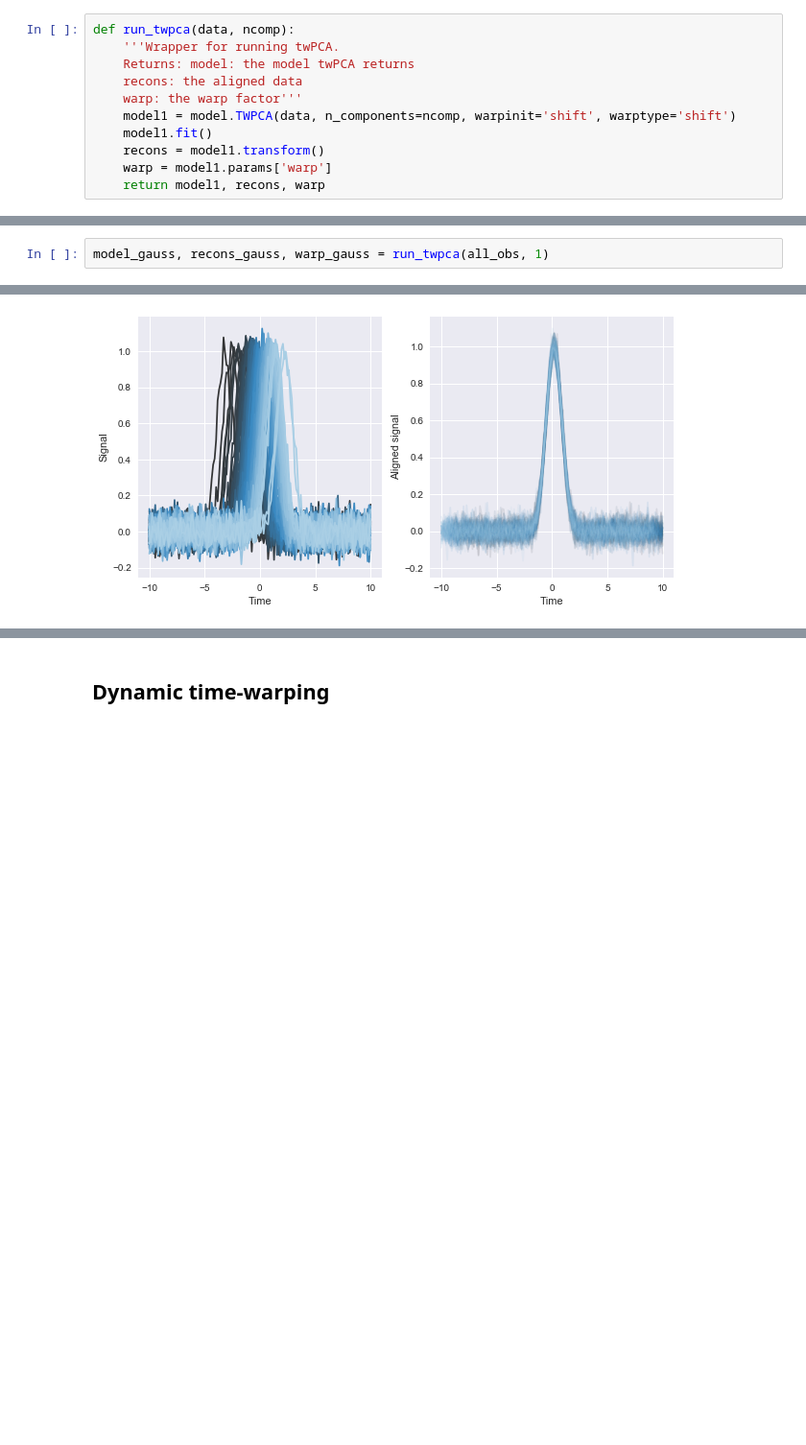
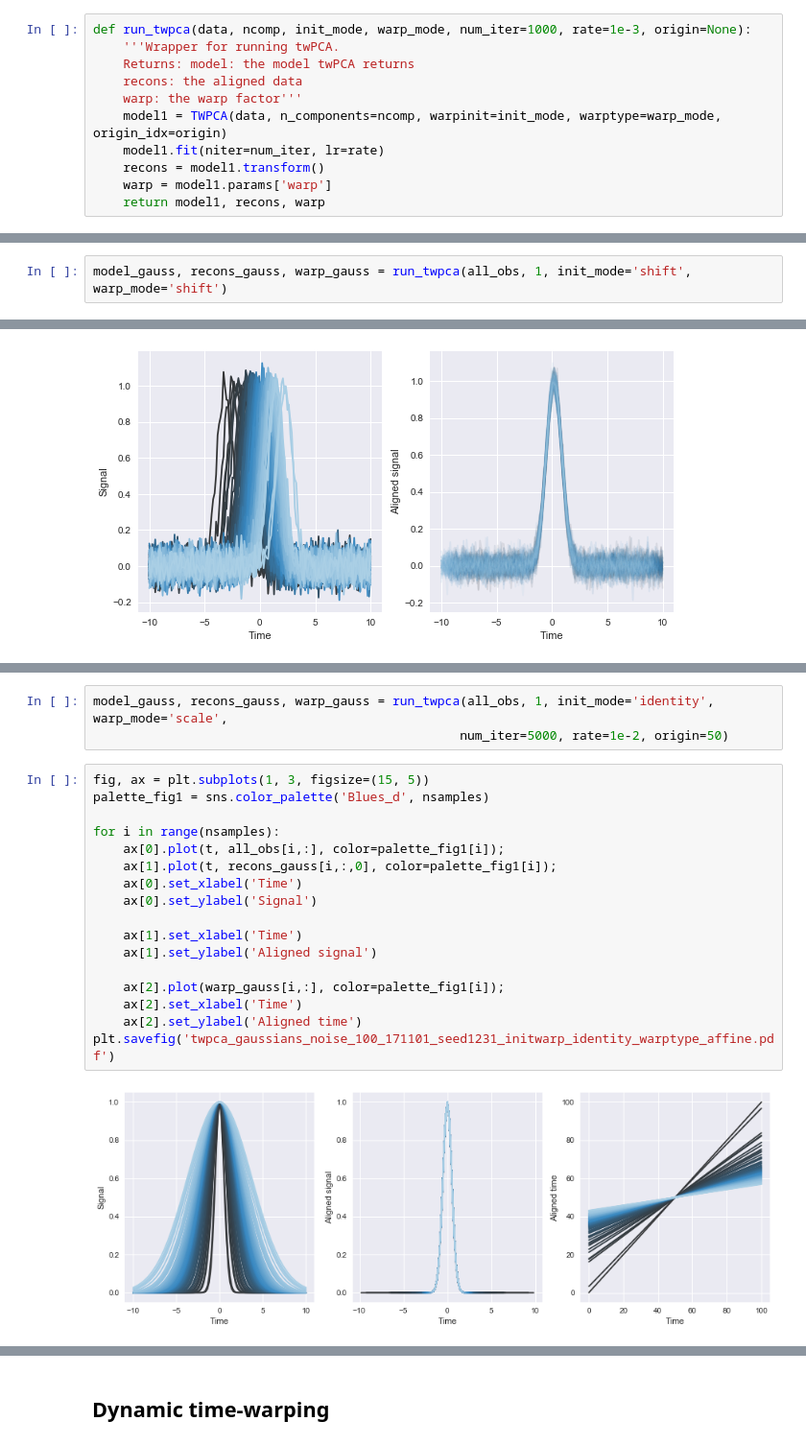
Before and after one commit to lmn93beo/twPCA-Neural-Analysis, a Jupyter notebook: twpca_neural_analysis.ipynb, the cells around one changed output, grey strips where cells are left out. Shown: that part at 96% size. Cells and saved outputs as stored; diff of their text form; blank space fills up the shorter version.

```diff
--- a/twpca_neural_analysis.ipynb
+++ b/twpca_neural_analysis.ipynb
@@ -31,13 +26,13 @@ def gauss_fun(t, t0, sigma):
 
 gauss_fun_vec = np.vectorize(gauss_fun)
 # %%
-def run_twpca(data, ncomp):
+def run_twpca(data, ncomp, init_mode, warp_mode, num_iter=1000, rate=1e-3, origin=None):
     '''Wrapper for running twPCA.
     Returns: model: the model twPCA returns
     recons: the aligned data
     warp: the warp factor'''
-    model1 = model.TWPCA(data, n_components=ncomp, warpinit='shift', warptype='shift')
-    model1.fit()
+    model1 = TWPCA(data, n_components=ncomp, warpinit=init_mode, warptype=warp_mode, origin_idx=origin)
+    model1.fit(niter=num_iter, lr=rate)
     recons = model1.transform()
     warp = model1.params['warp']
     return model1, recons, warp
@@ -55,7 +50,7 @@ all_obs = np.vstack(array)
 noise = np.random.normal(scale=0.05, size=all_obs.shape)
 all_obs += noise
 # %%
-model_gauss, recons_gauss, warp_gauss = run_twpca(all_obs, 1)
+model_gauss, recons_gauss, warp_gauss = run_twpca(all_obs, 1, init_mode='shift', warp_mode='shift')
 # %%
 fig, ax = plt.subplots(1, 2, figsize=(10, 5))
 palette_fig1 = sns.color_palette('Blues_d', nsamples)
@@ -82,0 +90,22 @@ plt.plot(data_gauss[2][:,:,0].T);
+# %%
+model_gauss, recons_gauss, warp_gauss = run_twpca(all_obs, 1, init_mode='identity', warp_mode='scale',
+                                                 num_iter=5000, rate=1e-2, origin=50)
+# %%
+fig, ax = plt.subplots(1, 3, figsize=(15, 5))
+palette_fig1 = sns.color_palette('Blues_d', nsamples)
+
+for i in range(nsamples):
+    ax[0].plot(t, all_obs[i,:], color=palette_fig1[i]);
+    ax[1].plot(t, recons_gauss[i,:,0], color=palette_fig1[i]);
+    ax[0].set_xlabel('Time')
+    ax[0].set_ylabel('Signal')
+
+    ax[1].set_xlabel('Time')
+    ax[1].set_ylabel('Aligned signal')
+
+    ax[2].plot(warp_gauss[i,:], color=palette_fig1[i]);
+    ax[2].set_xlabel('Time')
+    ax[2].set_ylabel('Aligned time')
+plt.savefig('twpca_gaussians_noise_100_171101_seed1231_initwarp_identity_warptype_affine.pdf')
+# %% [output]
+[figure, added]
```
Also changed, not shown: parts of 13 cells of this notebook.
